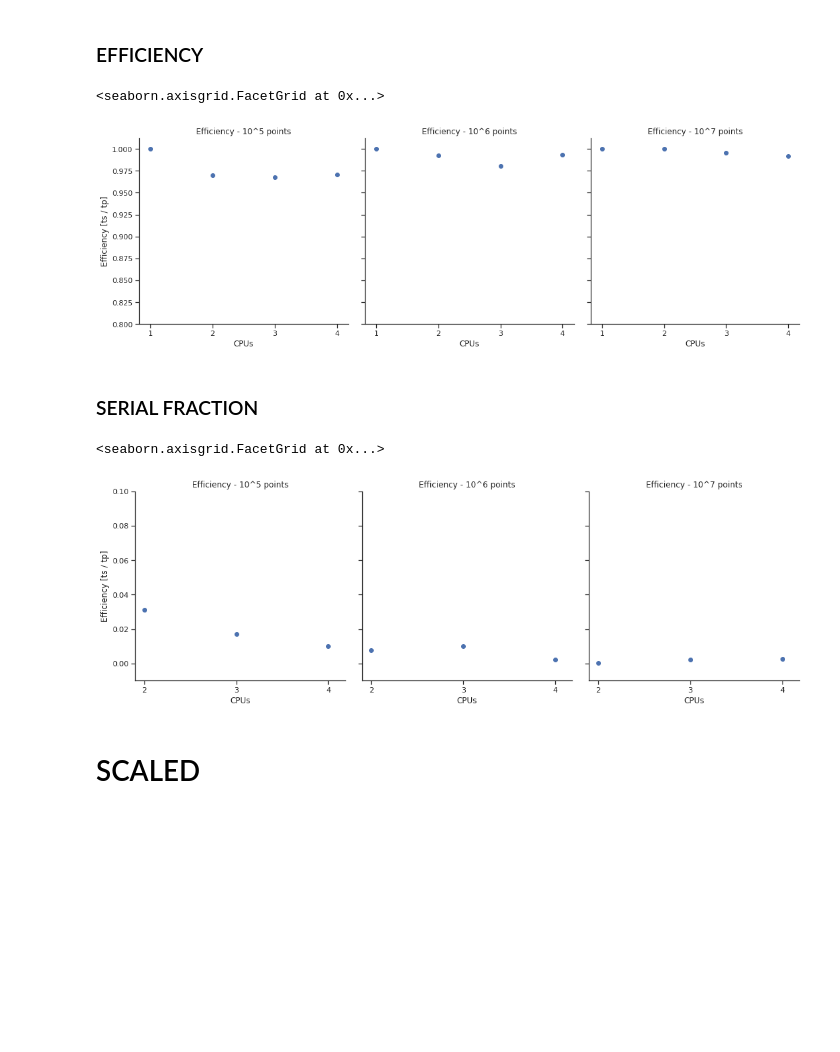
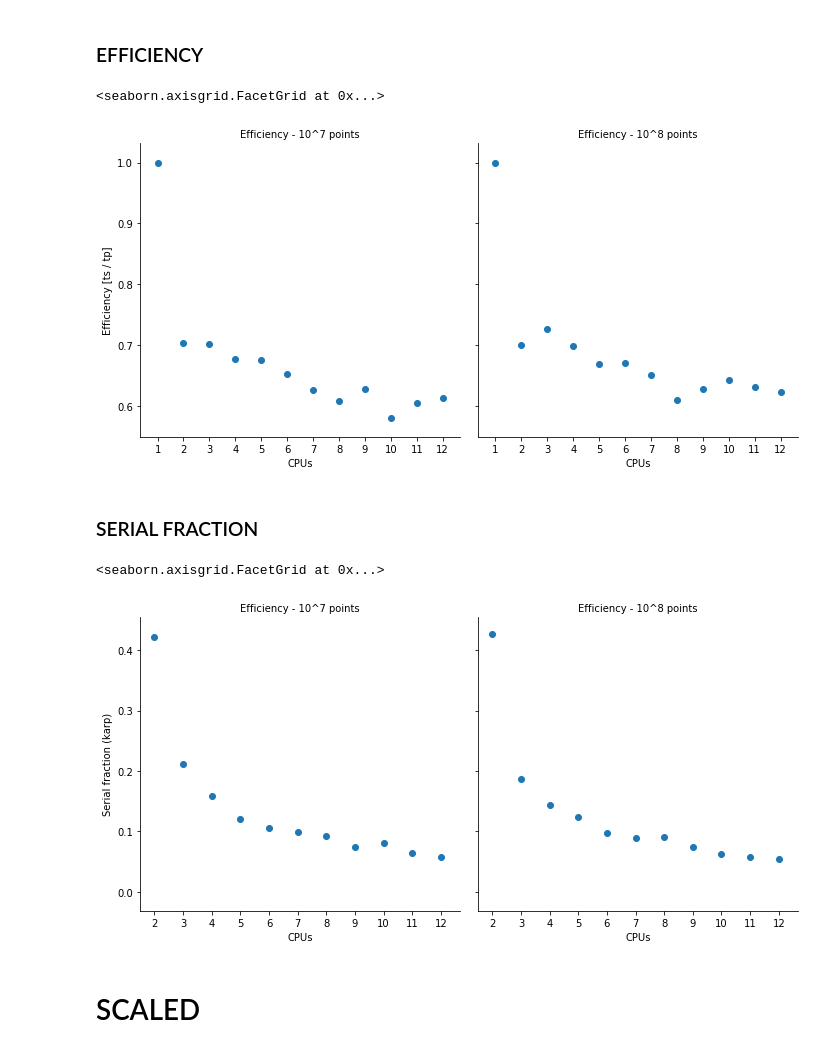
Before and after one commit to jasieksz/pp-lab, a Jupyter notebook: lab3/montecarlo_pi/charts.ipynb, the cells around one changed output. Drawn from its saved outputs; the diff is of its cells as text; code cells hidden in the pictures; blank space fills up the shorter version.

```diff
--- a/lab3/montecarlo_pi/charts.ipynb
+++ b/lab3/montecarlo_pi/charts.ipynb
@@ -6,17 +6,17 @@ from matplotlib import pyplot as plt
 # %% [markdown]
 # REGULAR
 # %%
-path = 'reg2.csv'
+path = 'results/reg.csv'
 df = pd.read_csv(path)
 
 serial_times = list(df.groupby("size")["time"].max())
 t = [list(e[1]) for e in list(df.groupby("size")["time"])]
-speedup = np.array([np.ones(4) / np.array(t[i]) * serial_times[i] for i in range(len(serial_times))]).reshape(-1)
+speedup = np.array([np.ones(12) / np.array(t[i]) * serial_times[i] for i in range(len(serial_times))]).reshape(-1)
 df["speedup"] = speedup
 
-df["efficiency"] = df["speedup"] / df["proc"]
+df["efficiency"] = df["speedup"] / df["CPU"]
 
-df["karp"] = (1 / df["speedup"] - 1 / df["proc"]) / (1 - 1 / df["proc"])
+df["karp"] = (1 / df["speedup"] - 1 / df["CPU"]) / (1 - 1 / df["CPU"])
 df = df.replace([np.inf, -np.inf], np.nan)
 df = df.fillna(0.0)
 df
@@ -62,29 +65,27 @@ g.set(xticks=[1,2,3,4])
 ### EFFICIENCY
 # %%
 g = sns.FacetGrid(df, col="size", height=5)
-g = (g.map(plt.scatter, "proc", "efficiency")
+g = (g.map(plt.scatter, "CPU", "efficiency")
         .set_titles("Efficiency - 10^{col_name} points")
         .set_xlabels("CPUs")
         .set_ylabels("Efficiency [ts / tp]"))
-g.set(ylim=(0.8, None))
-g.set(xticks=[1,2,3,4])
+g.set(xticks=list(range(1,13)))
 # %% [output]
 <seaborn.axisgrid.FacetGrid at 0x...>
-[figure, old version]
+[figure, new version]
 # %% [markdown]
 ### SERIAL FRACTION
 # %%
 g = sns.FacetGrid(df, col="size", height=5)
-g = (g.map(plt.scatter, "proc", "karp")
+g = (g.map(plt.scatter, "CPU", "karp")
         .set_titles("Efficiency - 10^{col_name} points")
         .set_xlabels("CPUs")
-        .set_ylabels("Efficiency [ts / tp]"))
-g.set(ylim=(-0.01, 0.1))
-g.set(xlim=(1.9, None))
-g.set(xticks=[2,3,4])
+        .set_ylabels("Serial fraction (karp)"))
+g.set(xlim=(1.5, None))
+g.set(xticks=list(range(2,13)))
 # %% [output]
 <seaborn.axisgrid.FacetGrid at 0x...>
-[figure, old version]
+[figure, new version]
 # %% [markdown]
 # SCALED
 # %%
```
Also changed, not shown: parts of 8 cells of this notebook, 6 other files.
